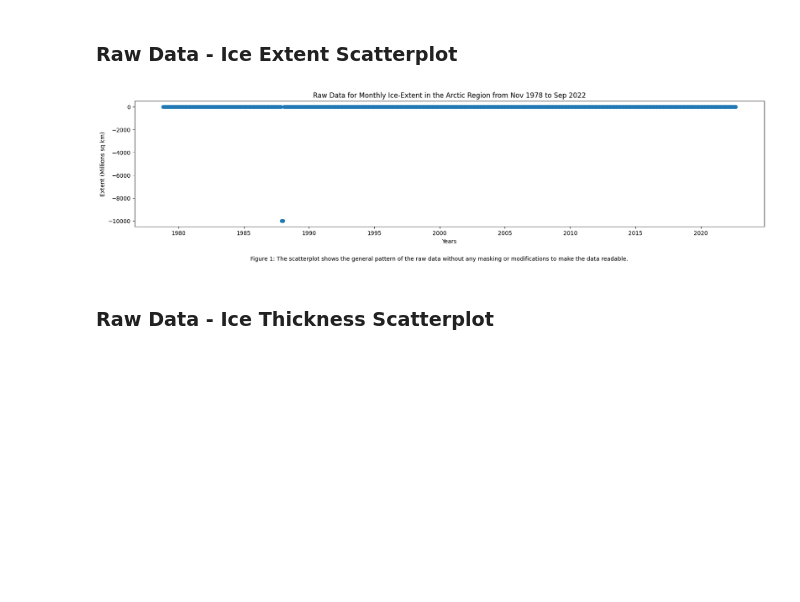
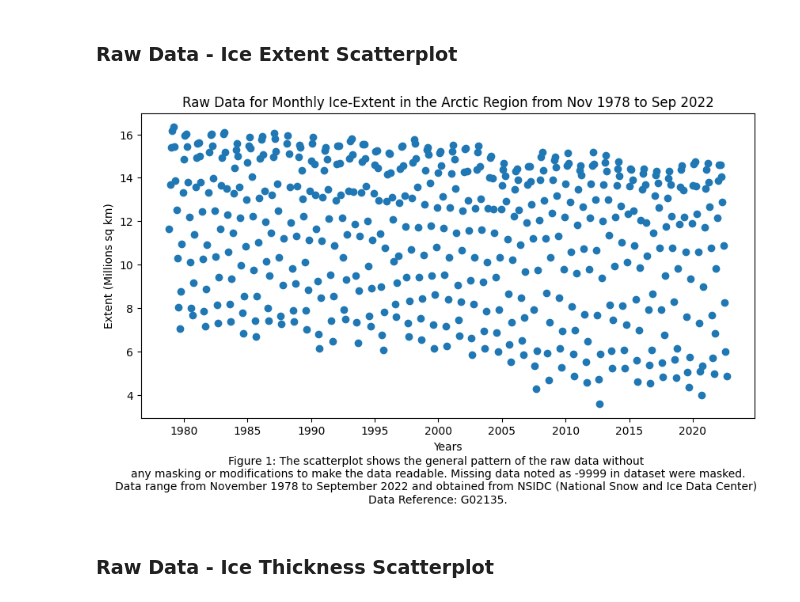
Before and after one commit to gardeneda/Arctic-Ice-vs-Precipitation, a Jupyter notebook: data_management.ipynb, the cells around one changed output. Drawn from its saved outputs; the diff is of its cells as text; code cells hidden in the pictures; blank space fills up the shorter version.

```diff
--- a/data_management.ipynb
+++ b/data_management.ipynb
@@ -323,16 +323,19 @@ precipitation_unindexed = Time left in columns of DataFrame
 # %%
 ## PLOTTING RAW DATA TO A SCATTERPLOT TO UNDERSTAND THE OVERLAY OF IT BETTER.
 
-plt.figure(figsize=(20, 4))
-plt.scatter(raw_extent.index, raw_extent)
+plt.figure(figsize=(10, 5))
+plt.scatter(extent.index, extent)
 plt.xlabel("Years")
 plt.ylabel("Extent (Millions sq km)")
 plt.title("Raw Data for Monthly Ice-Extent in the Arctic Region from Nov 1978 to Sep 2022")
-plt.figtext(0.5, -0.1, "Figure 1: The scatterplot shows the general pattern of the raw data without any masking or modifications to make the data readable."
-            , wrap=True, horizontalalignment='center', fontsize=10)
+plt.figtext(0.5, -0.1, "Figure 1: The scatterplot shows the general pattern of the raw data without \n" +
+                       "any masking or modifications to make the data readable. Missing data noted as -9999 in dataset were masked.\n" +
+                       "Data range from November 1978 to September 2022 and obtained from NSIDC (National Snow and Ice Data Center) \n" +
+                       "Data Reference: G02135."
+                       , wrap=True, horizontalalignment='center', fontsize=10)
 plt.show()
 # %% [output]
-[figure, old version]
+[figure, new version]
 # %% [markdown]
 <h3>Raw Data - Ice Thickness Scatterplot</h3>
 # %%
```
Also changed, not shown: parts of 17 cells of this notebook, 1 other file.
